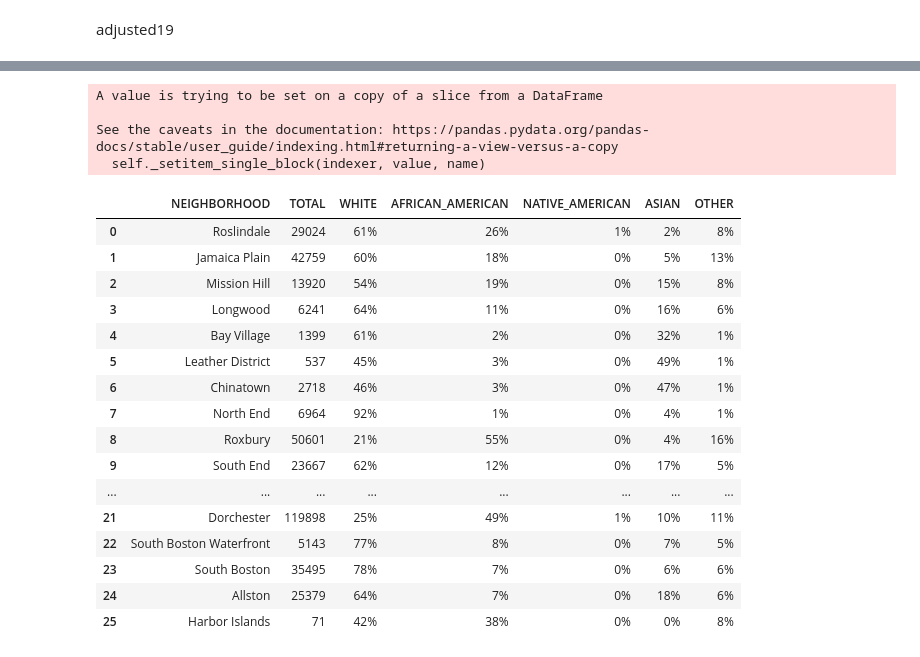
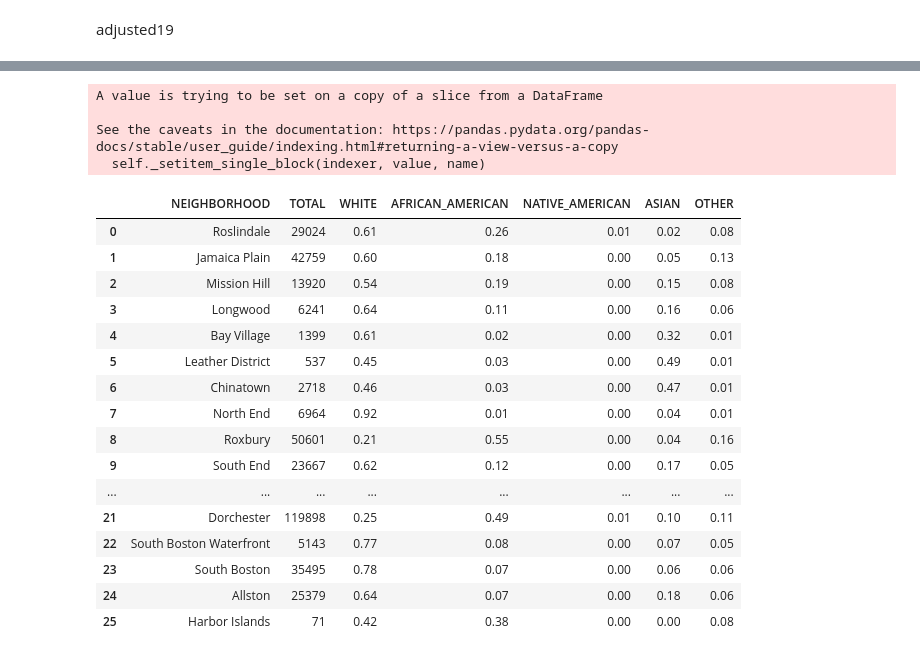
Before and after one commit to yagevlevi/BaystateBanner_Spark, a Jupyter notebook: Voting Patterns/Precincts_To_Neighborhoods.ipynb, the cells around one changed output, grey strips where cells are left out. Cells and saved outputs as stored; diff of their text form; code cells hidden in the pictures.

```diff
--- a/Voting Patterns/Precincts_To_Neighborhoods.ipynb
+++ b/Voting Patterns/Precincts_To_Neighborhoods.ipynb
@@ -398,16 +358,16 @@ for i in range(len(adjusted15)):
             dec = temp[neighb].loc[n]
             adjusted15['YEAR'].loc[i] = 2015
             if temp['WARD_PRECI'].loc[n] == '0502A':
-                adjusted15['VOTES_CAST'].loc[i] += int(df15[df15['WARD_PRECINCT_CODE'] == 502]['VOTES CAST']) * dec
-                adjusted15['BLANKS'].loc[i] += int(df15[df15['WARD_PRECINCT_CODE'] == 502]['BLANKS']) * dec
-                adjusted15['BALLOTS_CAST'].loc[i] += int(df15[df15['WARD_PRECINCT_CODE'] == 502]['BALLOTS CAST']) * dec
-                adjusted15['REGISTERED_VOTERS'].loc[i] += int(df15[df15['WARD_PRECINCT_CODE'] == 502]['Registered Voters']) * dec
+                adjusted15['VOTES_CAST'].loc[i] += round(int(df15[df15['WARD_PRECINCT_CODE'] == 502]['VOTES CAST']) * dec)
+                adjusted15['BLANKS'].loc[i] += round(int(df15[df15['WARD_PRECINCT_CODE'] == 502]['BLANKS']) * dec)
+                adjusted15['BALLOTS_CAST'].loc[i] += round(int(df15[df15['WARD_PRECINCT_CODE'] == 502]['BALLOTS CAST']) * dec)
+                adjusted15['REGISTERED_VOTERS'].loc[i] += round(int(df15[df15['WARD_PRECINCT_CODE'] == 502]['Registered Voters']) * dec)
             else:
                 filt = df15['WARD_PRECINCT_CODE'] == int(temp['WARD_PRECI'].loc[n])
-                adjusted15['VOTES_CAST'].loc[i] += int(df15[filt]['VOTES CAST']) * dec
-                adjusted15['BLANKS'].loc[i] += int(df15[filt]['BLANKS']) * dec
-                adjusted15['BALLOTS_CAST'].loc[i] += int(df15[filt]['BALLOTS CAST']) * dec
-                adjusted15['REGISTERED_VOTERS'].loc[i] += int(df15[filt]['Registered Voters']) * dec
+                adjusted15['VOTES_CAST'].loc[i] += round(int(df15[filt]['VOTES CAST']) * dec)
+                adjusted15['BLANKS'].loc[i] += round(int(df15[filt]['BLANKS']) * dec)
+                adjusted15['BALLOTS_CAST'].loc[i] += round(int(df15[filt]['BALLOTS CAST']) * dec)
+                adjusted15['REGISTERED_VOTERS'].loc[i] += round(int(df15[filt]['Registered Voters']) * dec)
 # %% [output]
 A value is trying to be set on a copy of a slice from a DataFrame
 
@@ -459,16 +399,16 @@ for i in range(len(adjusted17)):
             dec = temp[neighb].loc[n]
             adjusted17['YEAR'].loc[i] = 2017
             if temp['WARD_PRECI'].loc[n] == '0502A':
-                adjusted17['VOTES_CAST'].loc[i] += int(df17[df17['WARD_PRECINCT_CODE'] == 502]['VOTES CAST']) * dec
-                adjusted17['BLANKS'].loc[i] += int(df17[df17['WARD_PRECINCT_CODE'] == 502]['BLANKS']) * dec
-                adjusted17['BALLOTS_CAST'].loc[i] += int(df17[df17['WARD_PRECINCT_CODE'] == 502]['BALLOTS CAST']) * dec
-                adjusted17['REGISTERED_VOTERS'].loc[i] += int(df17[df17['WARD_PRECINCT_CODE'] == 502]['Registered Voters']) * dec
+                adjusted17['VOTES_CAST'].loc[i] += round(int(df17[df17['WARD_PRECINCT_CODE'] == 502]['VOTES CAST']) * dec)
+                adjusted17['BLANKS'].loc[i] += round(int(df17[df17['WARD_PRECINCT_CODE'] == 502]['BLANKS']) * dec)
+                adjusted17['BALLOTS_CAST'].loc[i] += round(int(df17[df17['WARD_PRECINCT_CODE'] == 502]['BALLOTS CAST']) * dec)
+                adjusted17['REGISTERED_VOTERS'].loc[i] += round(int(df17[df17['WARD_PRECINCT_CODE'] == 502]['Registered Voters']) * dec)
             else:
                 filt = df17['WARD_PRECINCT_CODE'] == int(temp['WARD_PRECI'].loc[n])
-                adjusted17['VOTES_CAST'].loc[i] += int(df17[filt]['VOTES CAST']) * dec
-                adjusted17['BLANKS'].loc[i] += int(df17[filt]['BLANKS']) * dec
-                adjusted17['BALLOTS_CAST'].loc[i] += int(df17[filt]['BALLOTS CAST']) * dec
-                adjusted17['REGISTERED_VOTERS'].loc[i] += int(df17[filt]['Registered Voters']) * dec
+                adjusted17['VOTES_CAST'].loc[i] += round(int(df17[filt]['VOTES CAST']) * dec)
+                adjusted17['BLANKS'].loc[i] += round(int(df17[filt]['BLANKS']) * dec)
+                adjusted17['BALLOTS_CAST'].loc[i] += round(int(df17[filt]['BALLOTS CAST']) * dec)
+                adjusted17['REGISTERED_VOTERS'].loc[i] += round(int(df17[filt]['Registered Voters']) * dec)
 # %% [output]
 A value is trying to be set on a copy of a slice from a DataFrame
 
@@ -553,7 +471,7 @@ finished.to_csv('2011-2017_Estimated_Voter_Data_Per_Neighborhood.csv')
 # %%
 finished['Voter Turnout'] = pd.Series([0 for x in range(len(finished))])
 for i in range(len(finished)):
-    finished['Voter Turnout'].loc[i] = finished['VOTES_CAST'].loc[i]/finished['REGISTERED_VOTERS'].loc[i]
+    finished['Voter Turnout'].loc[i] = round(finished['VOTES_CAST'].loc[i]/finished['REGISTERED_VOTERS'].loc[i],2)
 
 finished
 # %% [output]
@@ -587,50 +507,50 @@ neigh1015.insert(0, 'NEIGHBORHOOD', neighborhoods['Name'])
 for i in range(len(neigh1015)):
     neighb = neigh1015['NEIGHBORHOOD'].loc[i]
     temp = props2[['WARD_PRECI', neighb]]
     for n in range(len(temp)):
         if temp[neighb].loc[n] != 0:
             dec = temp[neighb].loc[n]
             filt = df1015['WARD_PRECI'] == temp['WARD_PRECI'].loc[n]
             neigh1015['TOTAL'].iloc[i] += df1015[filt]['TOTAL'] * dec
             neigh1015['WHITE'].iloc[i] += df1015[filt]['WHITE'] * dec
             neigh1015['AFRICAN_AMERICAN'].iloc[i] += df1015[filt]['AFRICAN_AMERICAN'] * dec
             neigh1015['NATIVE_AMERICAN'].iloc[i] += df1015[filt]['NATIVE_AMERICAN'] * dec
             neigh1015['ASIAN'].iloc[i] += df1015[filt]['ASIAN'] * dec
             neigh1015['OTHER'].iloc[i] += df1015[filt]['OTHER'] * dec
 
 for c in neigh1015.columns:
     if c != 'NEIGHBORHOOD':
         neigh1015[c] = neigh1015[c].round().astype(int)
 
 cols = list(neigh1015.columns)[2:]
 
 for c in cols:
     for i in range(len(neigh1015)):
-        neigh1015.loc[i, c] = "{:.0%}".format(neigh1015.loc[i, c]/neigh1015.loc[i, 'TOTAL'])
+        neigh1015.loc[i, c] = round(neigh1015.loc[i, c]/neigh1015.loc[i, 'TOTAL'], 2)
 
 neigh1015
 # %% [output]
 A value is trying to be set on a copy of a slice from a DataFrame
 
 See the caveats in the documentation: https://pandas.pydata.org/pandas-docs/stable/user_guide/indexing.html#returning-a-view-versus-a-copy
   self._setitem_single_block(indexer, value, name)
 |  | NEIGHBORHOOD | TOTAL | WHITE | AFRICAN_AMERICAN | NATIVE_AMERICAN | ASIAN | OTHER |
-| 0 | Roslindale | 29024 | 61% | 26% | 1% | 2% | 8% |
-| 1 | Jamaica Plain | 42759 | 60% | 18% | 0% | 5% | 13% |
-| 2 | Mission Hill | 13920 | 54% | 19% | 0% | 15% | 8% |
-| 3 | Longwood | 6241 | 64% | 11% | 0% | 16% | 6% |
-| 4 | Bay Village | 1399 | 61% | 2% | 0% | 32% | 1% |
-| 5 | Leather District | 537 | 45% | 3% | 0% | 49% | 1% |
-| 6 | Chinatown | 2718 | 46% | 3% | 0% | 47% | 1% |
-| 7 | North End | 6964 | 92% | 1% | 0% | 4% | 1% |
-| 8 | Roxbury | 50601 | 21% | 55% | 0% | 4% | 16% |
-| 9 | South End | 23667 | 62% | 12% | 0% | 17% | 5% |
+| 0 | Roslindale | 29024 | 0.61 | 0.26 | 0.01 | 0.02 | 0.08 |
+| 1 | Jamaica Plain | 42759 | 0.60 | 0.18 | 0.00 | 0.05 | 0.13 |
+| 2 | Mission Hill | 13920 | 0.54 | 0.19 | 0.00 | 0.15 | 0.08 |
+| 3 | Longwood | 6241 | 0.64 | 0.11 | 0.00 | 0.16 | 0.06 |
+| 4 | Bay Village | 1399 | 0.61 | 0.02 | 0.00 | 0.32 | 0.01 |
+| 5 | Leather District | 537 | 0.45 | 0.03 | 0.00 | 0.49 | 0.01 |
+| 6 | Chinatown | 2718 | 0.46 | 0.03 | 0.00 | 0.47 | 0.01 |
+| 7 | North End | 6964 | 0.92 | 0.01 | 0.00 | 0.04 | 0.01 |
+| 8 | Roxbury | 50601 | 0.21 | 0.55 | 0.00 | 0.04 | 0.16 |
+| 9 | South End | 23667 | 0.62 | 0.12 | 0.00 | 0.17 | 0.05 |
 | ... | ... | ... | ... | ... | ... | ... | ... |
-| 21 | Dorchester | 119898 | 25% | 49% | 1% | 10% | 11% |
-| 22 | South Boston Waterfront | 5143 | 77% | 8% | 0% | 7% | 5% |
-| 23 | South Boston | 35495 | 78% | 7% | 0% | 6% | 6% |
-| 24 | Allston | 25379 | 64% | 7% | 0% | 18% | 6% |
-| 25 | Harbor Islands | 71 | 42% | 38% | 0% | 0% | 8% |
+| 21 | Dorchester | 119898 | 0.25 | 0.49 | 0.01 | 0.10 | 0.11 |
+| 22 | South Boston Waterfront | 5143 | 0.77 | 0.08 | 0.00 | 0.07 | 0.05 |
+| 23 | South Boston | 35495 | 0.78 | 0.07 | 0.00 | 0.06 | 0.06 |
+| 24 | Allston | 25379 | 0.64 | 0.07 | 0.00 | 0.18 | 0.06 |
+| 25 | Harbor Islands | 71 | 0.42 | 0.38 | 0.00 | 0.00 | 0.08 |
 # %%
 neigh1015.to_csv('Boston_Neighborhood_Demographics_Based_On_ACS_5Year_Estimates_2011-15.csv')
 # %%
```
Also changed, not shown: parts of 11 cells of this notebook, 10 other files.
